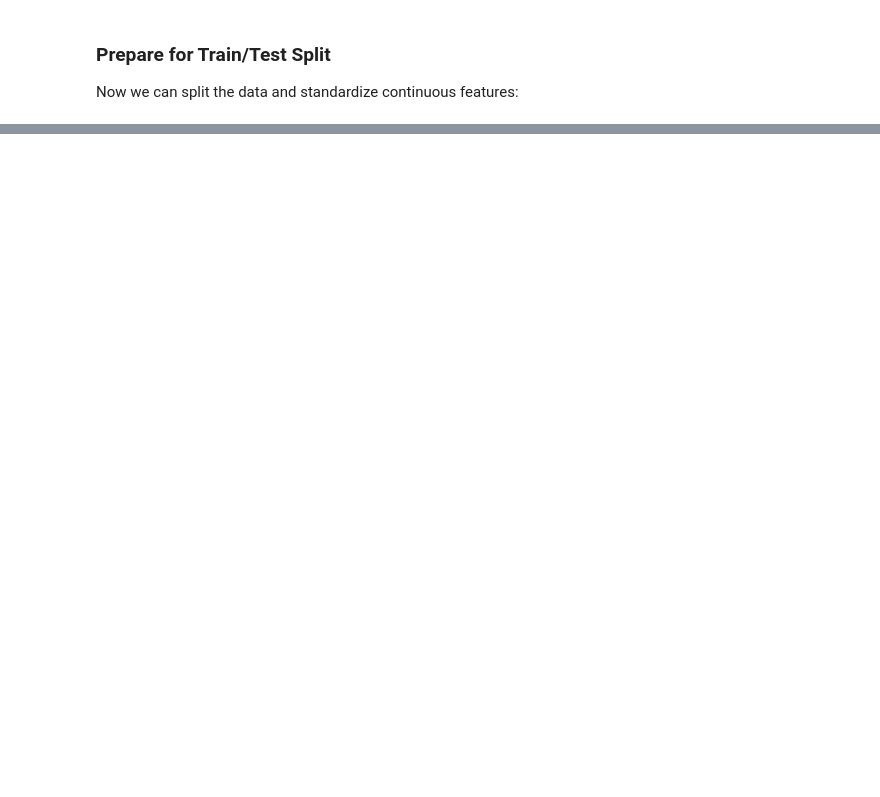
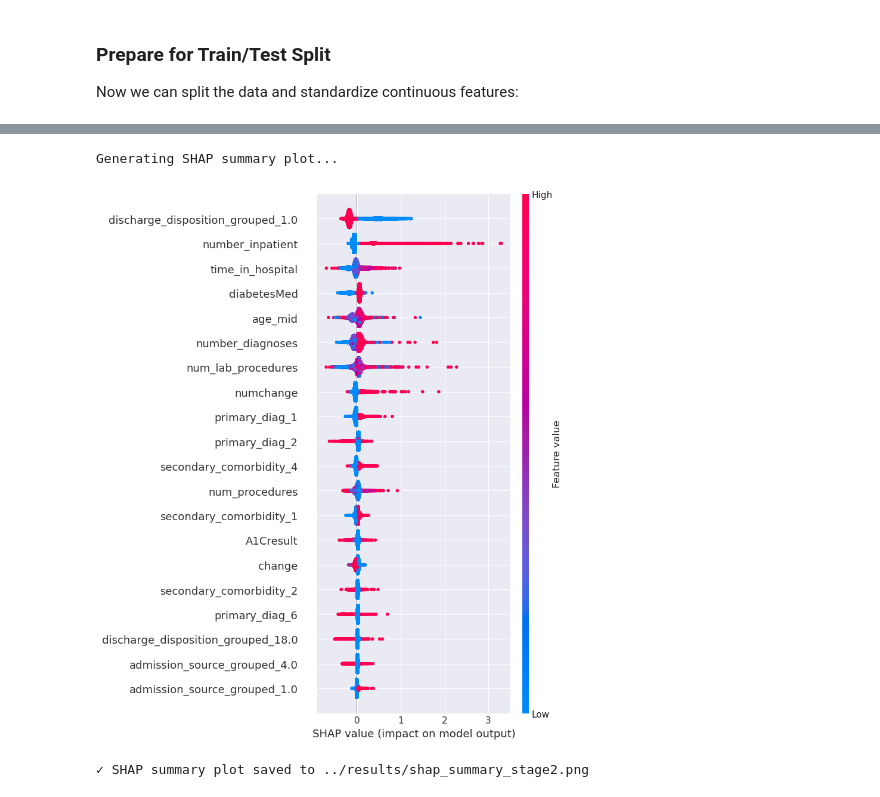
Before and after one commit to cpfrish/diabetes-readmission, a Jupyter notebook: notebooks/colin_dp.ipynb, the cells around one changed output, grey strips where cells are left out. Cells and saved outputs as stored; diff of their text form; code cells hidden in the pictures; blank space fills up the shorter version.

Commit message:
more feature selection

```diff
--- a/notebooks/colin_dp.ipynb
+++ b/notebooks/colin_dp.ipynb
@@ -355,0 +387,19 @@ Shape after adding diagnosis categories: (95495, 60)
+# %%
+# 2. Drop individual medication features (keep aggregated features)
+# We have numchange (count) and change (binary), so individual meds are redundant
+medication_features_to_drop = [
+    "metformin", "repaglinide", "nateglinide", "chlorpropamide",
+    "glimepiride", "glipizide", "glyburide", "pioglitazone",
+    "rosiglitazone", "acarbose", "miglitol", "insulin",
+    "glyburide-metformin", "tolazamide", "metformin-pioglitazone",
+    "metformin-rosiglitazone", "glimepiride-pioglitazone",
+    "glipizide-metformin", "troglitazone", "tolbutamide", "acetohexamide"
+]
+
+# Only drop if they exist in dataframe
+meds_to_drop = [col for col in medication_features_to_drop if col in df.columns]
+df = df.drop(columns=meds_to_drop)
+
+print(f"Dropped {len(meds_to_drop)} individual medication features")
+print(f"Kept aggregated features: 'numchange', 'change', 'diabetesMed'")
+print(f"Shape after medication optimization: {df.shape}")
@@ -544,6 +626,4 @@ After dropping original diagnosis columns: (67086, 70)
 # %%
-df_encoded = df_encoded.drop(
-    "has_diag_cat_0", axis=1
-)  # no examples with unknown diagnosis
+# Keep has_diag_cat_0 - missing diagnosis info can be predictive
 df_encoded.shape
 # %% [output]
@@ -864,0 +1056,10 @@ All datasets saved to '../data/' directory
+# %%
+# Apply Stage 1 selection to all datasets
+X_train_stage1 = X_train_scaled[selected_features_stage1].copy()
+X_val_stage1 = X_val_scaled[selected_features_stage1].copy()
+X_test_stage1 = X_test_scaled[selected_features_stage1].copy()
+
+print(f"✓ Stage 1 datasets created:")
+print(f"  Training: {X_train_stage1.shape}")
+print(f"  Validation: {X_val_stage1.shape}")
+print(f"  Test: {X_test_stage1.shape}")
@@ -864,0 +1136,12 @@ All datasets saved to '../data/' directory
+# %%
+# Visualize SHAP summary
+print("Generating SHAP summary plot...")
+shap.summary_plot(shap_values, X_train_stage1, max_display=20, show=False)
+plt.tight_layout()
+plt.savefig('../results/shap_summary_stage2.png', dpi=300, bbox_inches='tight')
+plt.show()
+print("✓ SHAP summary plot saved to ../results/shap_summary_stage2.png")
+# %% [output]
+Generating SHAP summary plot...
+[figure, added]
+✓ SHAP summary plot saved to ../results/shap_summary_stage2.png
```
Also changed, not shown: parts of 25 cells of this notebook, 12 other files.
